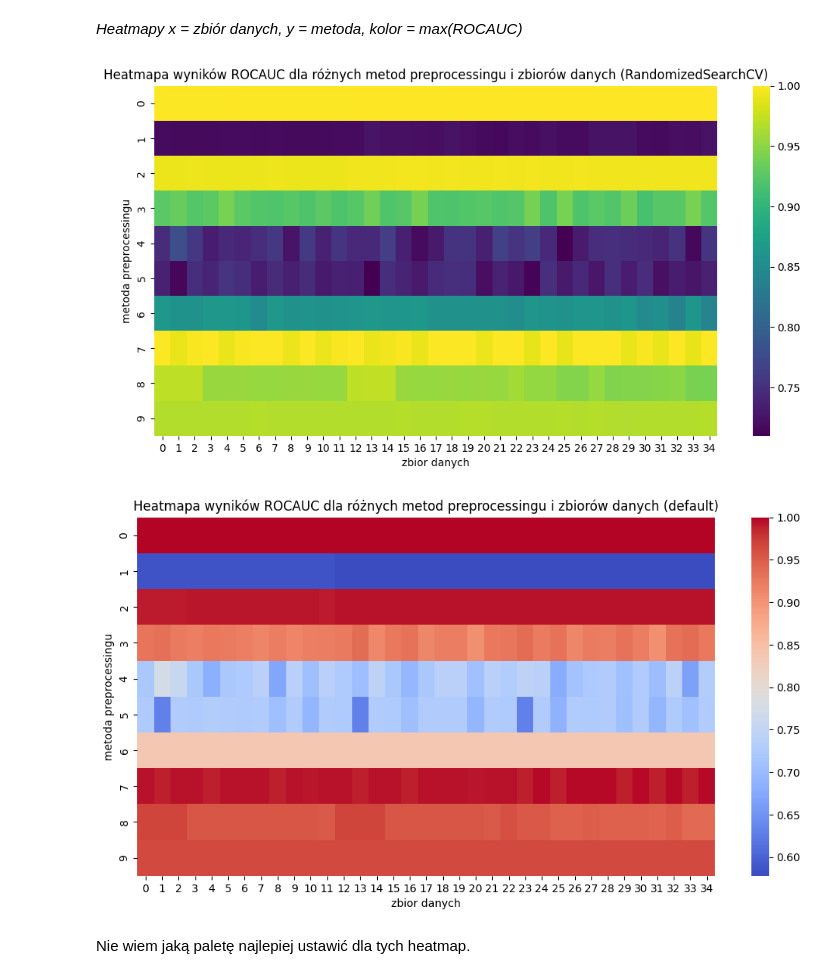
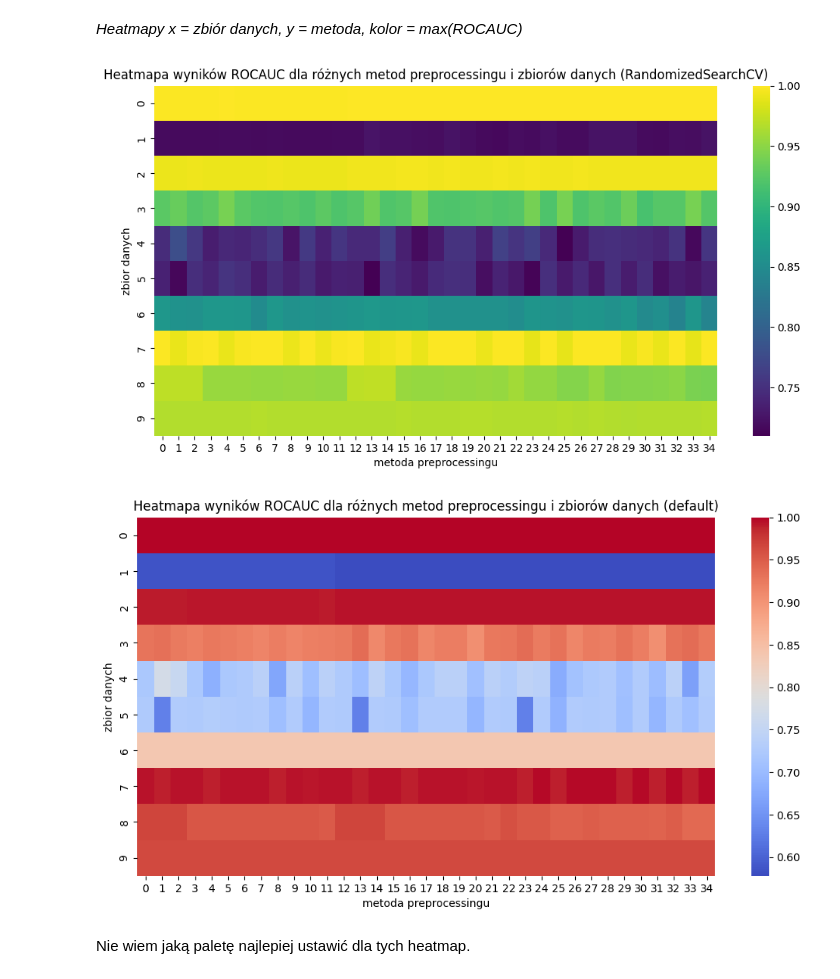
Before and after one commit to IgorLechoszest/-LIC-Igor-Lechoszest, a Jupyter notebook: LIC-kody.ipynb, the cells around one changed output. Cells and saved outputs as stored; diff of their text form; code cells hidden in the pictures.

```diff
--- a/LIC-kody.ipynb
+++ b/LIC-kody.ipynb
@@ -184,6 +184,9 @@ wynikitestmodel = pd.DataFrame(wynikitestmodel)
 wynikitestmodel.to_csv("wyniki_model.csv", index = False)
 # %% [markdown]
 **Wizualizacja**
+# %%
+wynikitest = pd.read_csv('wyniki.csv')
+wynikitestmodel = pd.read_csv('wyniki_model.csv')
 # %% [markdown]
 *Boxplot zbiorczy: x = metoda, y = ROCAUC z metody*
 # %%
@@ -289,22 +292,22 @@ plt.show()
 # %%
 #Heatmapa dla RandomizedSearchCV
 plt.figure(figsize=(12, 6))
 sns.heatmap(wynikitest, cmap="viridis", annot=False, cbar=True) #można zmienić kolor
-plt.xlabel("zbior danych")
-plt.ylabel("metoda preprocessingu")
+plt.xlabel("metoda preprocessingu")
+plt.ylabel("zbior danych")
 plt.title("Heatmapa wyników ROCAUC dla różnych metod preprocessingu i zbiorów danych (RandomizedSearchCV)")
 plt.show()
 # %% [output]
-[figure, old version]
+[figure, new version]
 # %%
 #Heatmapa dla default
 plt.figure(figsize=(12, 6))
 sns.heatmap(wynikitestmodel, cmap="coolwarm", annot=False, cbar=True) #można zmienić kolor
-plt.xlabel("zbior danych")
-plt.ylabel("metoda preprocessingu")
+plt.xlabel("metoda preprocessingu")
+plt.ylabel("zbior danych")
 plt.title("Heatmapa wyników ROCAUC dla różnych metod preprocessingu i zbiorów danych (default)")
 plt.show()
 # %% [output]
-[figure, old version]
+[figure, new version]
 # %% [markdown]
 Nie wiem jaką paletę najlepiej ustawić dla tych heatmap.
```
Also changed, not shown: 11 other files.
